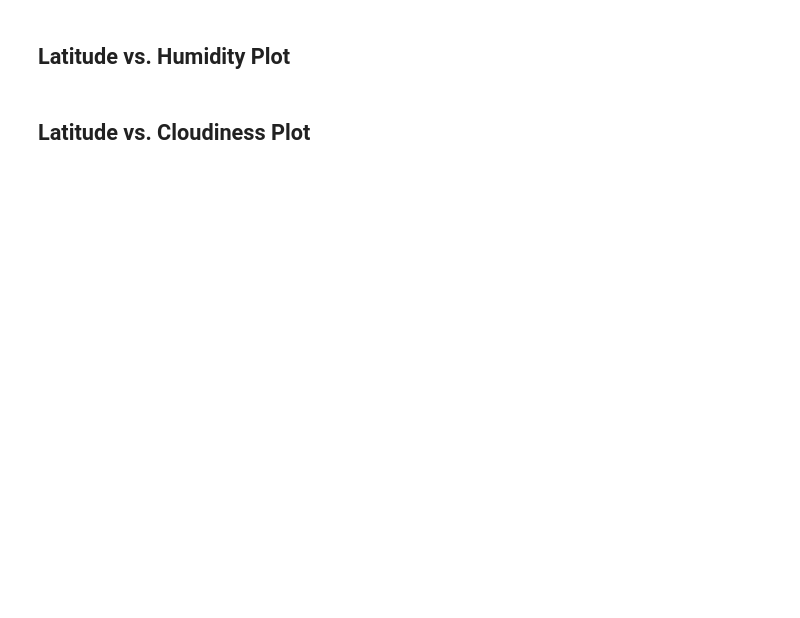
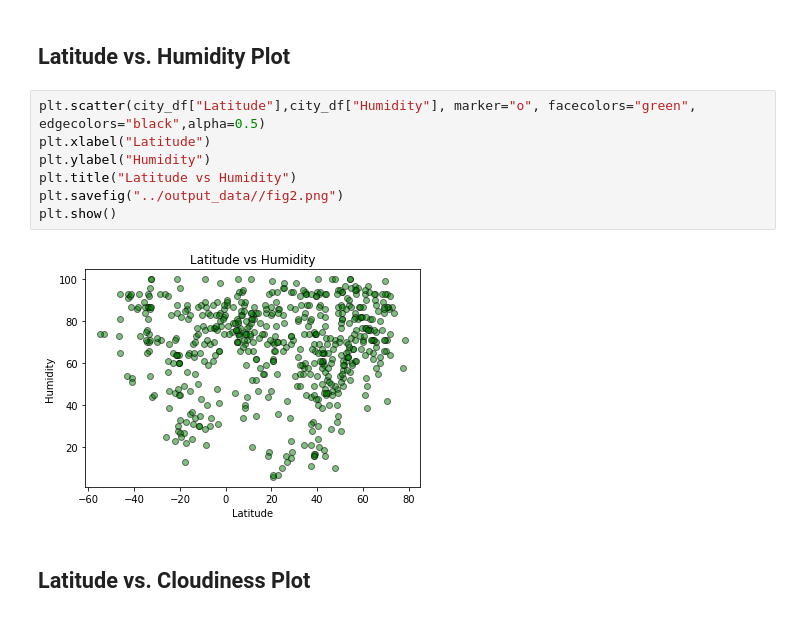
Before and after one commit to charlim26/python-api-challenge, a Jupyter notebook: WeatherPy/WeatherPy3.ipynb, the cells around one changed output. Drawn from its saved outputs; the diff is of its cells as text; blank space fills up the shorter version.

```diff
--- a/WeatherPy/WeatherPy3.ipynb
+++ b/WeatherPy/WeatherPy3.ipynb
@@ -185,4 +190,13 @@ plt.show()
 # %% [markdown]
 ## Latitude vs. Humidity Plot
+# %%
+plt.scatter(city_df["Latitude"],city_df["Humidity"], marker="o", facecolors="green", edgecolors="black",alpha=0.5)
+plt.xlabel("Latitude")
+plt.ylabel("Humidity")
+plt.title("Latitude vs Humidity")
+plt.savefig("../output_data//fig2.png")
+plt.show()
+# %% [output]
+[figure, added]
 # %% [markdown]
 ## Latitude vs. Cloudiness Plot
```
Also changed, not shown: parts of 8 cells of this notebook, 7 other files.
